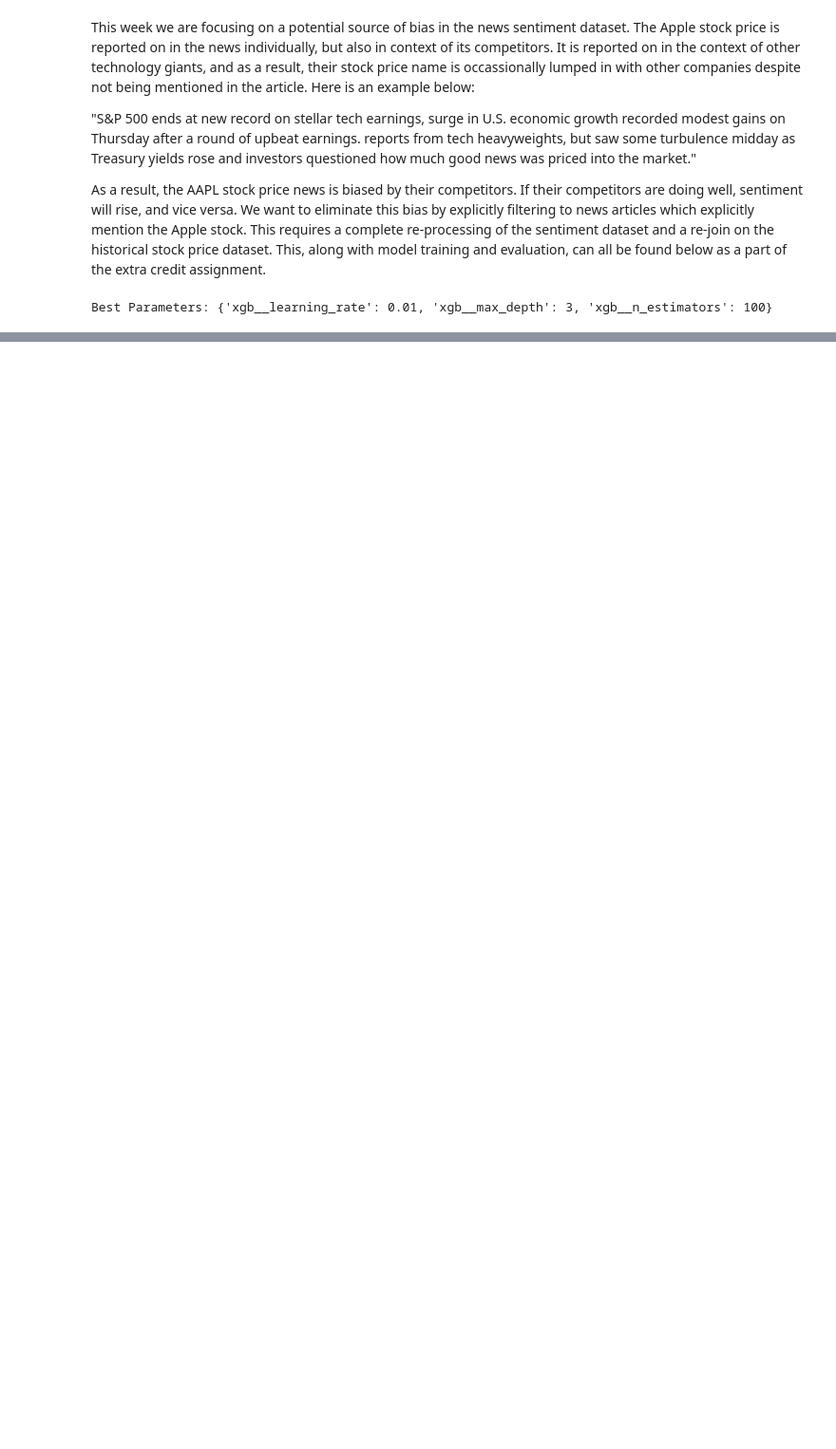
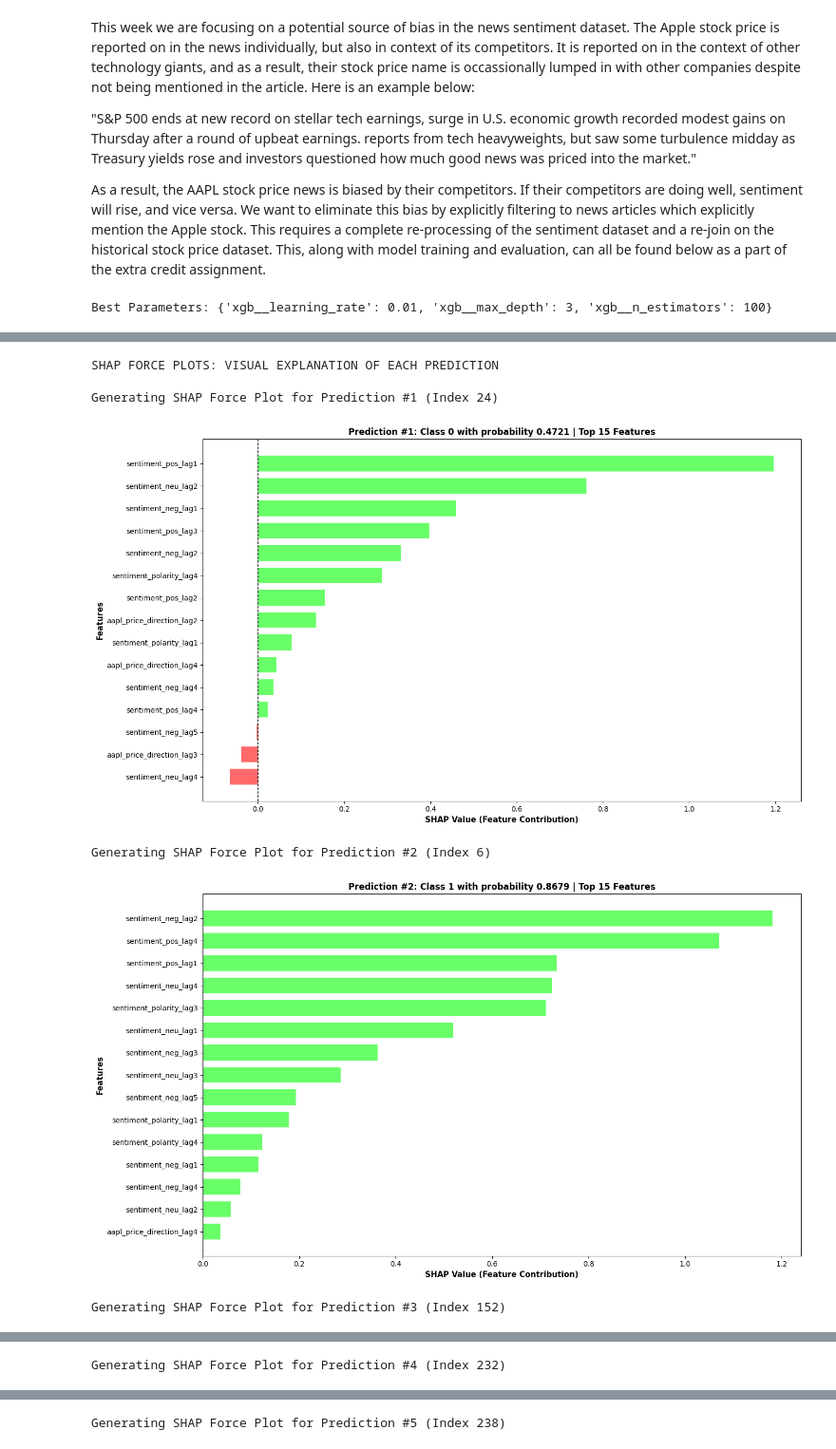
Before and after one commit to yvanlonginjr/market-sentiment-predictor, a Jupyter notebook: notebooks/Market_Sentiment_Predictor_Pipeline.ipynb, the cells around one changed output, grey strips where cells are left out. Shown at 95% size. Cells and saved outputs as stored; diff of their text form; code cells hidden in the pictures; blank space fills up the shorter version.

Commit message:
5 Random Predictions and Analysis

```diff
--- a/notebooks/Market_Sentiment_Predictor_Pipeline.ipynb
+++ b/notebooks/Market_Sentiment_Predictor_Pipeline.ipynb
@@ -2977,0 +2987,15 @@ weighted avg       0.55      0.53      0.54       243
+# %%
+# Select a background sample for SHAP (use a subset of training data for efficiency)
+# This helps SHAP understand feature distributions
+background_sample = X_train_resampled_nb.sample(min(100, len(X_train_resampled_nb)), random_state=42)
+
+# Use the first bootstrapped model for explanation (they all have similar logic)
+base_model = bootstrap_models[0]
+
+# Create SHAP explainer
+# Note: TreeExplainer is efficient for tree-based models like XGBoost
+explainer = shap.TreeExplainer(base_model)
+
+print("SHAP explainer initialized successfully")
+print(f"Feature names: {X_test_nb.columns.tolist()}")
+print(f"Number of test samples: {len(X_test_nb)}")
@@ -2977,0 +3231,59 @@ weighted avg       0.55      0.53      0.54       243
+# %%
+# Visualize SHAP explanations for each prediction
+print("SHAP FORCE PLOTS: VISUAL EXPLANATION OF EACH PREDICTION")
+
+fig_count = 0
+for sample_num, idx in enumerate(selected_indices, 1):
+    print(f"\nGenerating SHAP Force Plot for Prediction #{sample_num} (Index {idx})")
+
+    sample_shap = shap_values[sample_num - 1]
+    feature_values = selected_X.iloc[sample_num - 1]
+
+    # Create a force plot for this specific prediction
+    # The force plot shows how features push the model's output away from the base value
+    try:
+        # Create a simple bar plot for interpretability
+        feature_contrib = pd.DataFrame({
+            'Feature': selected_X.columns,
+            'SHAP': sample_shap,
+            'Abs_SHAP': np.abs(sample_shap)
+        }).sort_values('SHAP')
+
+        # Show only top 15 features for clarity
+        top_n = 15
+        display_contrib = feature_contrib.tail(top_n) if len(feature_contrib) > top_n else feature_contrib
+
+        # Increase figure height based on number of features
+        fig_height = max(8, len(display_contrib) * 0.35)
+        plt.figure(figsize=(14, fig_height))
+
+        colors = ['#FF4444' if x < 0 else '#44FF44' for x in display_contrib['SHAP']]
+        plt.barh(display_contrib['Feature'], display_contrib['SHAP'], color=colors, alpha=0.8, height=0.7)
+
+        pred_class = test_preds[idx]
+        prob = test_probas[idx]
+        plt.axvline(x=0, color='black', linestyle='--', linewidth=1)
+        plt.xlabel('SHAP Value (Feature Contribution)', fontsize=11, fontweight='bold')
+        plt.ylabel('Features', fontsize=11, fontweight='bold')
+        plt.title(f'Prediction #{sample_num}: Class {pred_class} with probability {prob:.4f} | '
+                  f'Top {min(top_n, len(feature_contrib))} Features',
+                  fontsize=12, fontweight='bold')
+
+        # Adjust y-axis label spacing
+        plt.yticks(fontsize=10)
+        plt.xticks(fontsize=10)
+        plt.tight_layout()
+        plt.show()
+
+        fig_count += 1
+
+    except Exception as e:
+        print(f"  Could not create plot: {e}")
+# %% [output]
+SHAP FORCE PLOTS: VISUAL EXPLANATION OF EACH PREDICTION
+
+Generating SHAP Force Plot for Prediction #1 (Index 24)
+[figure, added]
+Generating SHAP Force Plot for Prediction #2 (Index 6)
+[figure, added]
+Generating SHAP Force Plot for Prediction #3 (Index 152)
@@ -2977,0 +3291 @@ weighted avg       0.55      0.53      0.54       243
+Generating SHAP Force Plot for Prediction #4 (Index 232)
@@ -2977,0 +3293 @@ weighted avg       0.55      0.53      0.54       243
+Generating SHAP Force Plot for Prediction #5 (Index 238)
```
Also changed, not shown: parts of 28 cells of this notebook.
